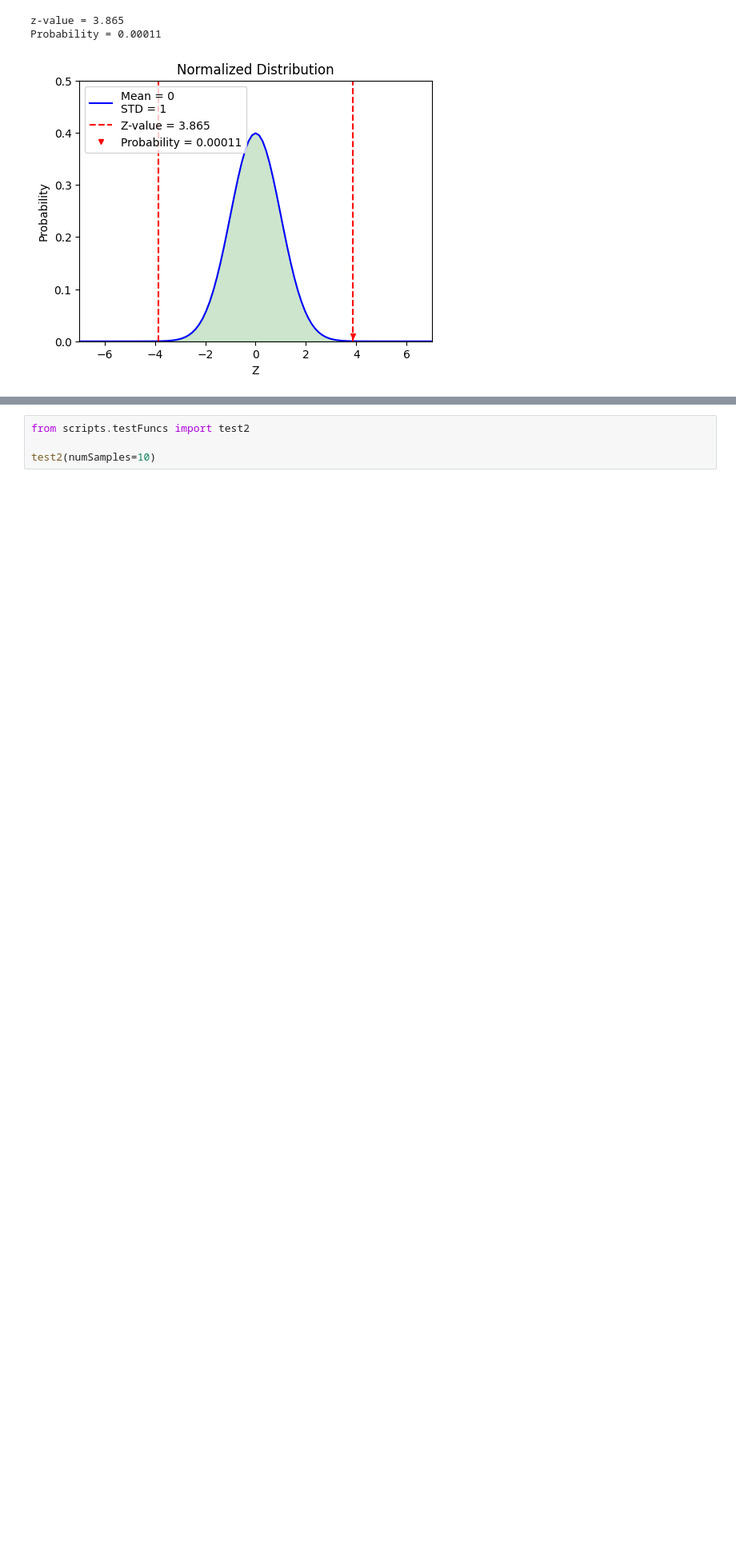
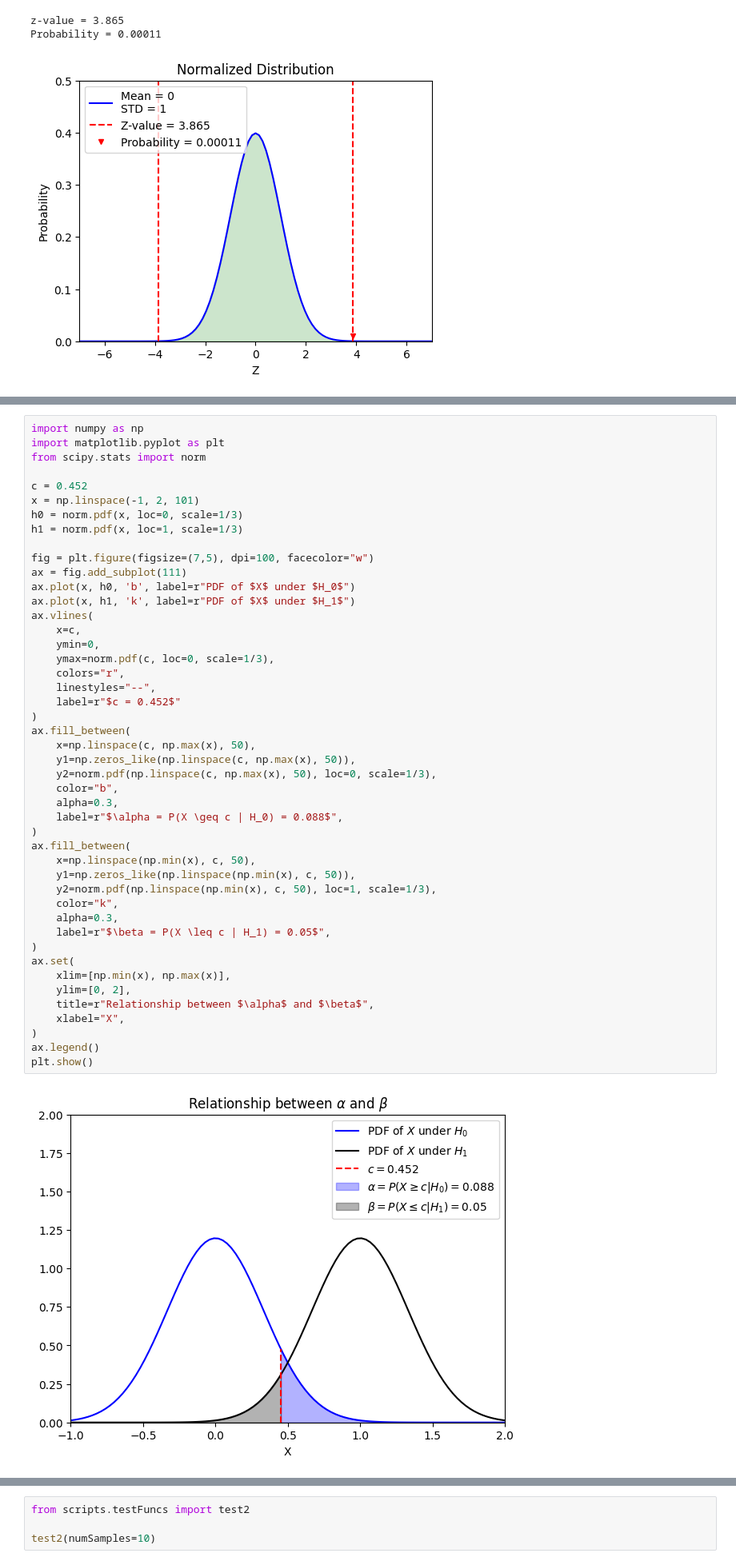
Before and after one commit to bruce88617/nycudopcs_advanced, a Jupyter notebook: Lectures/Lecture05/Lecture05.ipynb, the cells around one changed output, grey strips where cells are left out. Shown at 80% size. Cells and saved outputs as stored; diff of their text form; blank space fills up the shorter version.

```diff
--- a/Lectures/Lecture05/Lecture05.ipynb
+++ b/Lectures/Lecture05/Lecture05.ipynb
@@ -272,0 +452,48 @@ $$
+# %%
+import numpy as np
+import matplotlib.pyplot as plt
+from scipy.stats import norm
+
+c = 0.452
+x = np.linspace(-1, 2, 101)
+h0 = norm.pdf(x, loc=0, scale=1/3)
+h1 = norm.pdf(x, loc=1, scale=1/3)
+
+fig = plt.figure(figsize=(7,5), dpi=100, facecolor="w")
+ax = fig.add_subplot(111)
+ax.plot(x, h0, 'b', label=r"PDF of $X$ under $H_0$")
+ax.plot(x, h1, 'k', label=r"PDF of $X$ under $H_1$")
+ax.vlines(
+    x=c,
+    ymin=0,
+    ymax=norm.pdf(c, loc=0, scale=1/3),
+    colors="r",
+    linestyles="--",
+    label=r"$c = 0.452$"
+)
+ax.fill_between(
+    x=np.linspace(c, np.max(x), 50),
+    y1=np.zeros_like(np.linspace(c, np.max(x), 50)),
+    y2=norm.pdf(np.linspace(c, np.max(x), 50), loc=0, scale=1/3),
+    color="b",
+    alpha=0.3,
+    label=r"$\alpha = P(X \geq c | H_0) = 0.088$",
+)
+ax.fill_between(
+    x=np.linspace(np.min(x), c, 50),
+    y1=np.zeros_like(np.linspace(np.min(x), c, 50)),
+    y2=norm.pdf(np.linspace(np.min(x), c, 50), loc=1, scale=1/3),
+    color="k",
+    alpha=0.3,
+    label=r"$\beta = P(X \leq c | H_1) = 0.05$",
+)
+ax.set(
+    xlim=[np.min(x), np.max(x)],
+    ylim=[0, 2],
+    title=r"Relationship between $\alpha$ and $\beta$",
+    xlabel="X",
+)
+ax.legend()
+plt.show()
+# %% [output]
+[figure, added]
```
Also changed, not shown: parts of 19 cells of this notebook.
